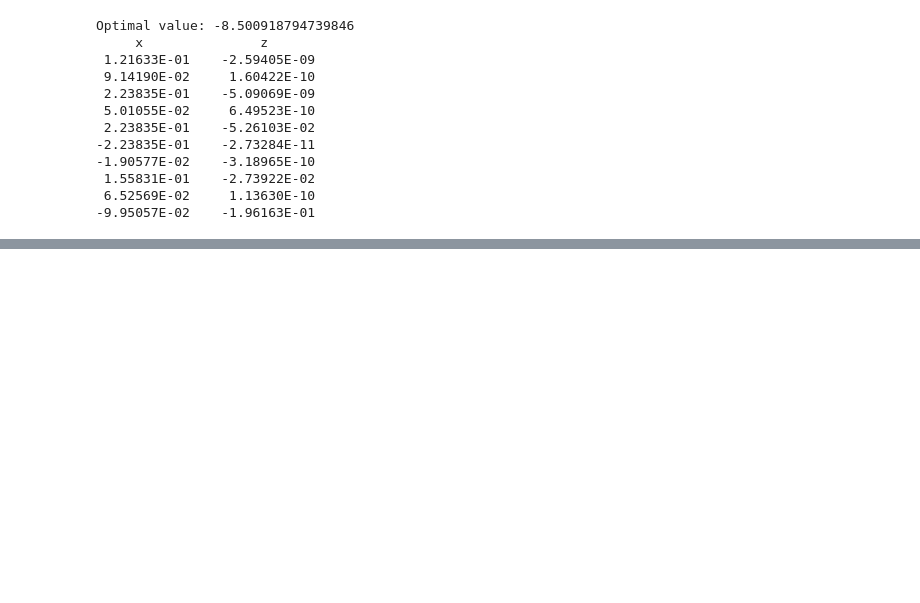
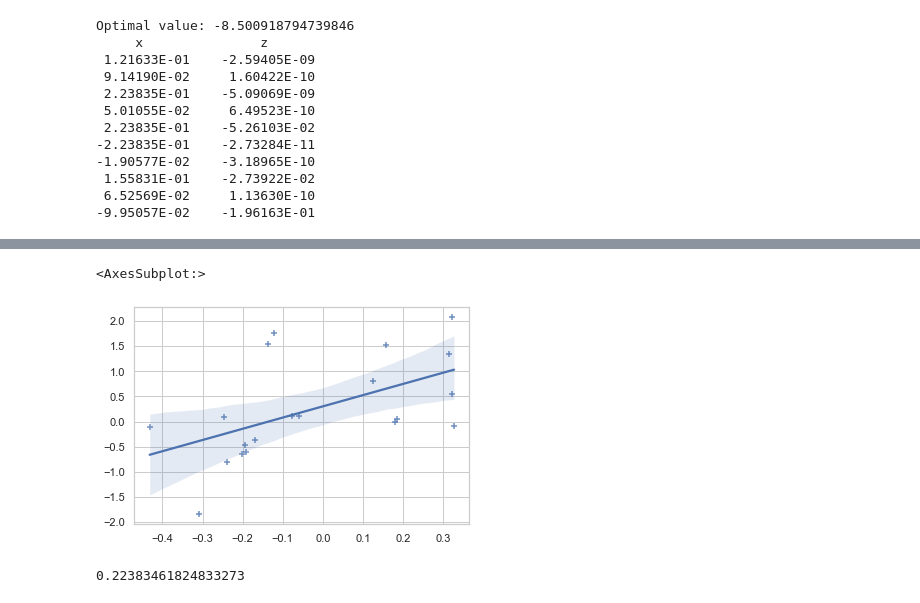
Before and after one commit to k-sukhantharat/bads7603-Optimization, a Jupyter notebook: midterm/problem5.ipynb, the cells around one changed output, grey strips where cells are left out. Saved outputs shown, nothing was run; the diff lists cells and outputs as text; code cells hidden in the pictures; blank space fills up the shorter version.

```diff
--- a/midterm/problem5.ipynb
+++ b/midterm/problem5.ipynb
@@ -113,0 +182,15 @@ Optimal value: -8.500918794739846
+# %%
+v_plot= C @ z
+w_plot = d
+
+sns.regplot(x=v_plot, y=w_plot, marker="+")
+# %% [output]
+<AxesSubplot:>
+[figure, added]
+# %%
+from numpy import linalg as LA
+
+print(LA.norm(x, np.inf))
+print(LA.norm(x, 1))
+# %% [output]
+0.22383461824833273
```
Also changed, not shown: parts of 4 cells of this notebook, 4 other files.
